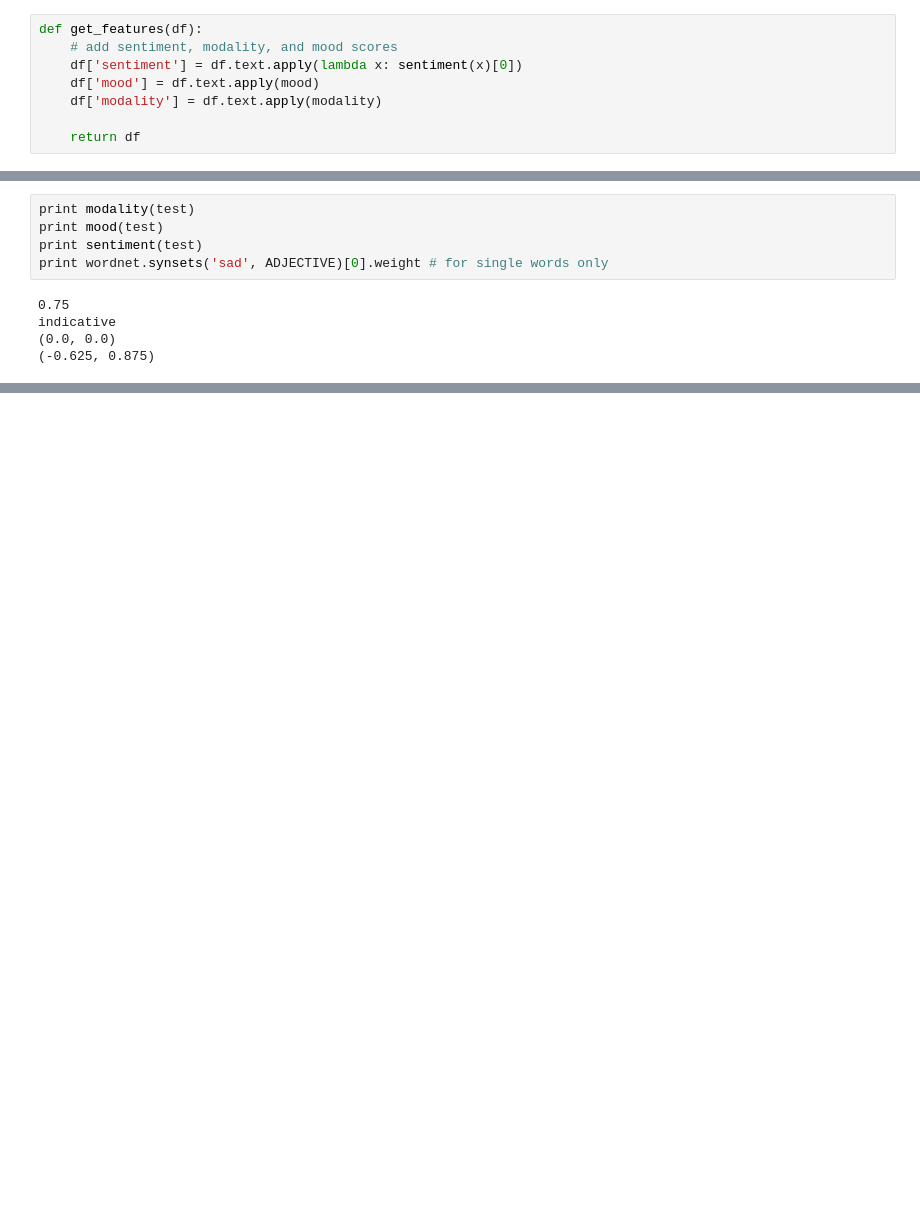
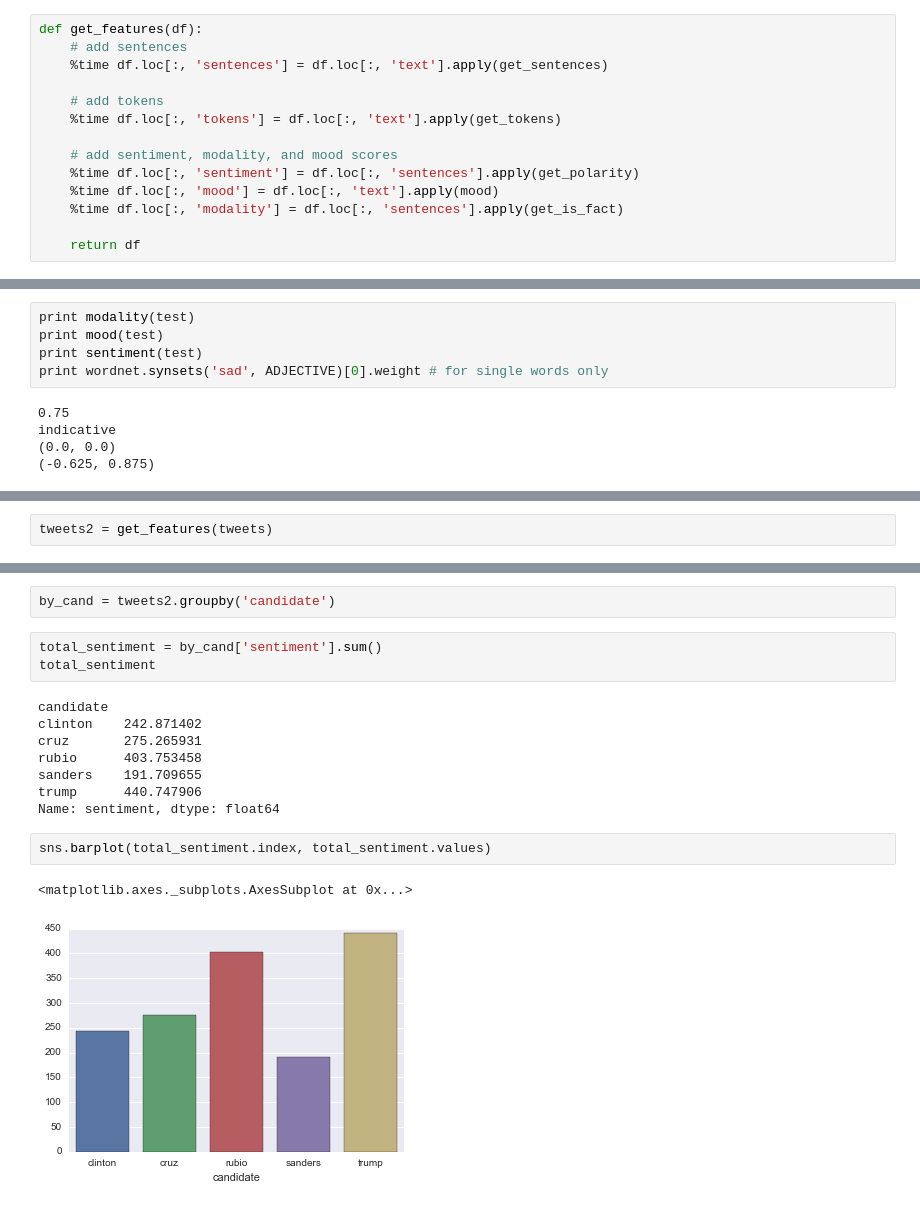
Before and after one commit to dianalam/candidate-tweets, a Jupyter notebook: tweet-analysis.ipynb, the cells around one changed output, grey strips where cells are left out. Drawn from its saved outputs; the diff is of its cells as text; blank space fills up the shorter version.

```diff
--- a/tweet-analysis.ipynb
+++ b/tweet-analysis.ipynb
@@ -119,10 +177,16 @@ def get_clean_tokens(text):
     return ' '.join(filtered)
 # %%
 def get_features(df):
+    # add sentences
+    %time df.loc[:, 'sentences'] = df.loc[:, 'text'].apply(get_sentences)
+
+    # add tokens
+    %time df.loc[:, 'tokens'] = df.loc[:, 'text'].apply(get_tokens)
+
     # add sentiment, modality, and mood scores
-    df['sentiment'] = df.text.apply(lambda x: sentiment(x)[0])
-    df['mood'] = df.text.apply(mood)
-    df['modality'] = df.text.apply(modality)
+    %time df.loc[:, 'sentiment'] = df.loc[:, 'sentences'].apply(get_polarity)
+    %time df.loc[:, 'mood'] = df.loc[:, 'text'].apply(mood)
+    %time df.loc[:, 'modality'] = df.loc[:, 'sentences'].apply(get_is_fact)
 
     return df
 # %%
@@ -174,0 +209,2 @@ tweets.head()
+# %%
+tweets2 = get_features(tweets)
@@ -174,0 +222,18 @@ tweets.head()
+# %%
+by_cand = tweets2.groupby('candidate')
+# %%
+total_sentiment = by_cand['sentiment'].sum()
+total_sentiment
+# %% [output]
+candidate
+clinton    242.871402
+cruz       275.265931
+rubio      403.753458
+sanders    191.709655
+trump      440.747906
+Name: sentiment, dtype: float64
+# %%
+sns.barplot(total_sentiment.index, total_sentiment.values)
+# %% [output]
+<matplotlib.axes._subplots.AxesSubplot at 0x...>
+[figure, added]
```
Also changed, not shown: parts of 32 cells of this notebook.
